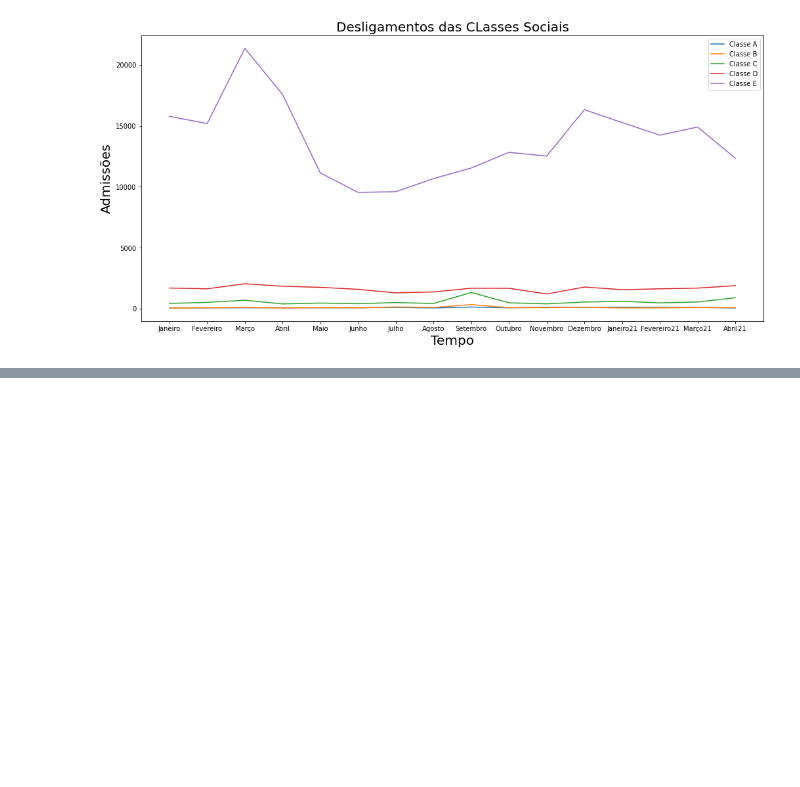
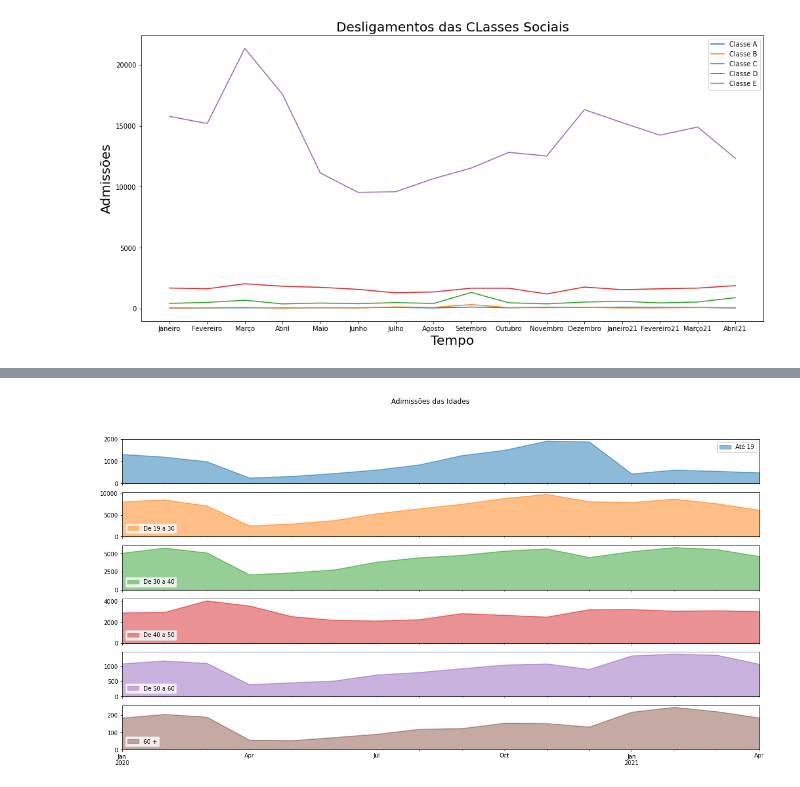
Before and after one commit to MarcospsDonizete/Analise_De_Empregabilidade, a Jupyter notebook: Caged.ipynb, the cells around one changed output, grey strips where cells are left out. Cells and saved outputs as stored; diff of their text form; code cells hidden in the pictures; blank space fills up the shorter version.

Commit message:
mais graficos

```diff
--- a/Caged.ipynb
+++ b/Caged.ipynb
@@ -326,0 +311,14 @@ for index in range(len(mesesDF)):
+# %%
+
+graficoIdade = pd.DataFrame({
+    'Até 19': idade19Adm,
+    'De 19 a 30': idade20Adm,
+    'De 30 a 40': idade30Adm,
+    'De 40 a 50': idade40Adm,
+    'De 50 a 60': idade50Adm,
+    '60 +': idade60Adm,
+}, index=pd.date_range(start='2020/01/01', end='2021/05/01', freq='M'))
+
+ax = graficoIdade.plot.area(stacked=False, title =("Adimissões das Idades"),subplots=True,figsize = (20,10))
+# %% [output]
+[figure, added]
```
Also changed, not shown: parts of 5 cells of this notebook.
